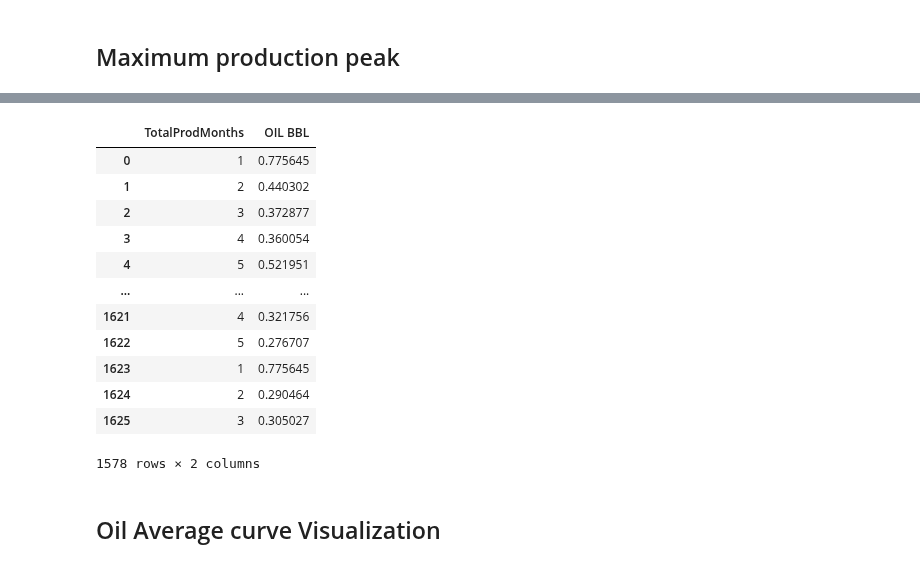
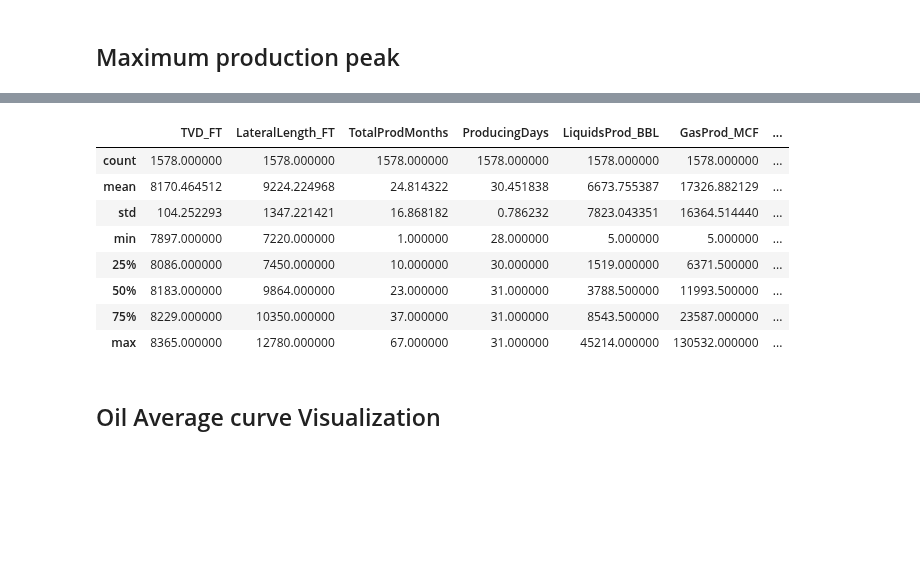
Before and after one commit to dasxgo/rocket-app, a Jupyter notebook: tap_rock_shlitz.ipynb, the cells around one changed output, grey strips where cells are left out. Drawn from its saved outputs; the diff is of its cells as text; code cells hidden in the pictures; blank space fills up the shorter version.

```diff
--- a/tap_rock_shlitz.ipynb
+++ b/tap_rock_shlitz.ipynb
@@ -379,20 +446,15 @@ Name: OIL BBL, Length: 1578, dtype: float64>
-# %%
-df_v.loc[df_v['TotalProdMonths'] == 1, ['OIL BBL']] = 0.775645
-df_v
-# %% [output]
-|  | TotalProdMonths | OIL BBL |
-| 0 | 1 | 0.775645 |
-| 1 | 2 | 0.440302 |
-| 2 | 3 | 0.372877 |
-| 3 | 4 | 0.360054 |
-| 4 | 5 | 0.521951 |
-| ... | ... | ... |
-| 1621 | 4 | 0.321756 |
-| 1622 | 5 | 0.276707 |
-| 1623 | 1 | 0.775645 |
-| 1624 | 2 | 0.290464 |
-| 1625 | 3 | 0.305027 |
-1578 rows × 2 columns
+# %%
+df_lss.describe()
+# %% [output]
+|  | TVD_FT | LateralLength_FT | TotalProdMonths | ProducingDays | LiquidsProd_BBL | GasProd_MCF | ... |
+| count | 1578.000000 | 1578.000000 | 1578.000000 | 1578.000000 | 1578.000000 | 1578.000000 | ... |
+| mean | 8170.464512 | 9224.224968 | 24.814322 | 30.451838 | 6673.755387 | 17326.882129 | ... |
+| std | 104.252293 | 1347.221421 | 16.868182 | 0.786232 | 7823.043351 | 16364.514440 | ... |
+| min | 7897.000000 | 7220.000000 | 1.000000 | 28.000000 | 5.000000 | 5.000000 | ... |
+| 25% | 8086.000000 | 7450.000000 | 10.000000 | 30.000000 | 1519.000000 | 6371.500000 | ... |
+| 50% | 8183.000000 | 9864.000000 | 23.000000 | 31.000000 | 3788.500000 | 11993.500000 | ... |
+| 75% | 8229.000000 | 10350.000000 | 37.000000 | 31.000000 | 8543.500000 | 23587.000000 | ... |
+| max | 8365.000000 | 12780.000000 | 67.000000 | 31.000000 | 45214.000000 | 130532.000000 | ... |
 # %% [markdown]
 ## Oil Average curve Visualization
 # %%
```
Also changed, not shown: parts of 13 cells of this notebook.
